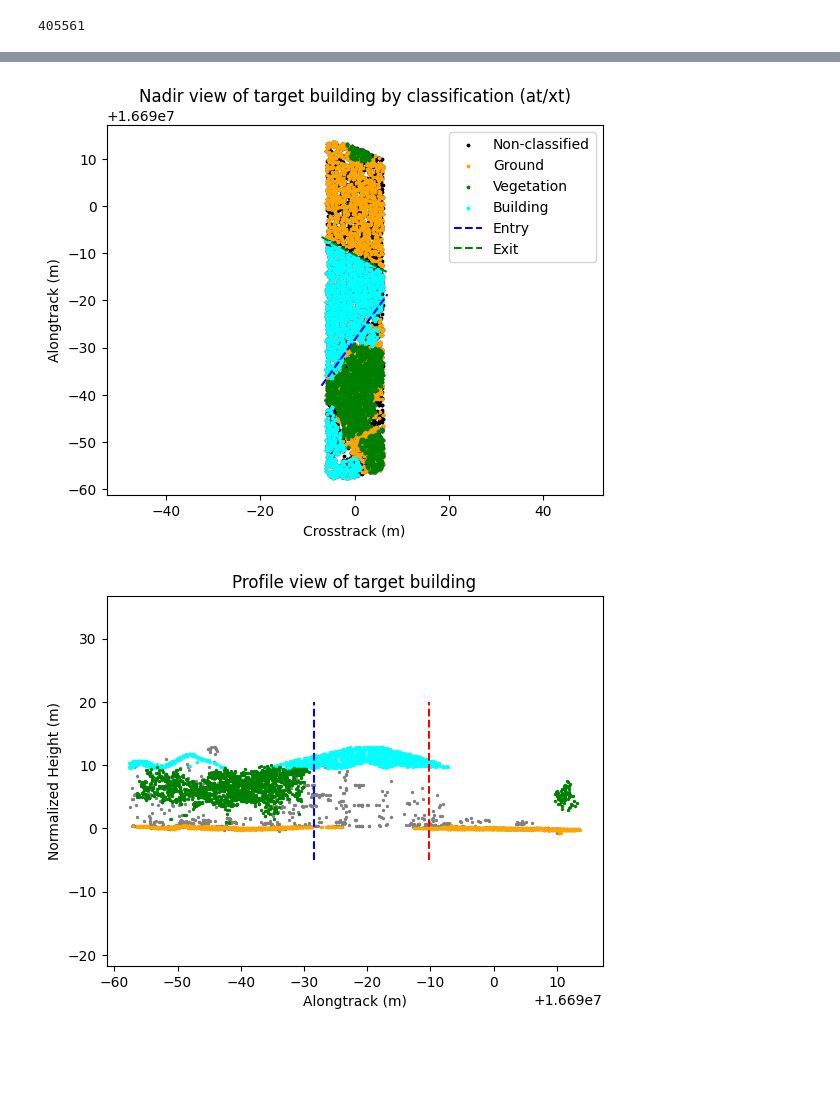
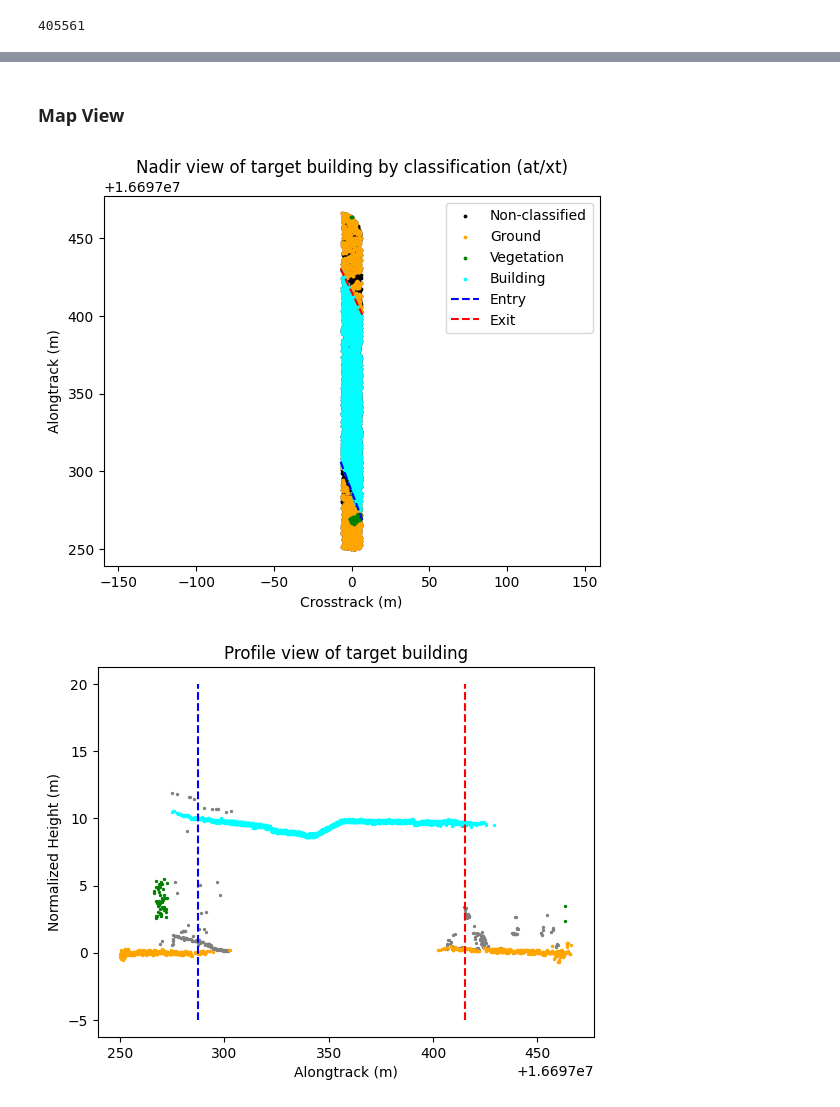
Before and after one commit to ejguenther/icesat2_topobathy, a Jupyter notebook: footprint_analysis.ipynb, the cells around one changed output, grey strips where cells are left out. Cells and saved outputs as stored; diff of their text form; code cells hidden in the pictures; blank space fills up the shorter version.

```diff
--- a/footprint_analysis.ipynb
+++ b/footprint_analysis.ipynb
@@ -209,6 +159,12 @@ optimal_shift_z = calculate_z_shift(df_ph.alongtrack[df_ph.atl08_class == 1],
 # apply crosstrack and alongtrack shift to the ALS swath to make the math easier
 als_swath['alongtrack'] = als_swath['alongtrack'] - optimal_shift_at
 als_swath['crosstrack'] = als_swath['crosstrack'] - optimal_shift_xt
+# %%
+als_swath = als_swath[als_swath.alongtrack > np.min(df_ph.alongtrack)]
+als_swath = als_swath[als_swath.alongtrack < np.max(df_ph.alongtrack)]
+# %%
+df_ph = df_ph[df_ph.alongtrack > np.min(als_swath.alongtrack)]
+df_ph = df_ph[df_ph.alongtrack < np.max(als_swath.alongtrack)]
 # %%
 import geopandas as gpd
 
@@ -250,7 +206,11 @@ candidates_utm = find_intersected_buildings(
 # 3. Remove buildings that have complicated building shapes
 clean_candidates = remove_complex_intersections(candidates_utm, is2_line_utm)
 
-buildings_atxt = convert_buildings_to_atxt_fast(
+
+clean_candidates.to_file(f"austin_bldgs_clean_{atl03_basename}_{gt}.gpkg")
+
+
+buildings_atxt = convert_buildings_to_atxt(
     clean_candidates, is2_line_utm, line_x, line_y, line_at_dist
 )
 # %% [output]
@@ -285,8 +251,11 @@ Filtered out 33 grazing hits.
 # %%
 # target_building_id = 273324
 # target_building_id = 17636
-target_building_id = 159174
+# target_building_id = 159174
 # target_building_id = 2479
-target_building_id = 198116
+# target_building_id = 198116
+# 12 is good
+# 20 exit looks good
+target_building_id = hit_buildings.iloc[9].name
 target_building = hit_buildings.loc[target_building_id].geometry.buffer(20)
 target_building_atxt = buildings_atxt.loc[target_building_id].geometry.buffer(20)
@@ -353,6 +307,8 @@ Rejecting Exit Edge: Failed Flatness: Roof edge is too rough or sloped (IQR: 0.5
 from utils.building_processing import create_line
 x_entry,y_entry = create_line(edge['entry']['slope'], edge['entry']['intercept'], x_start=-7, x_stop = 7)
 x_exit,y_exit = create_line(edge['exit']['slope'], edge['exit']['intercept'], x_start=-7, x_stop = 7)
+# %% [markdown]
+### Map View
 # %%
 cmap = plt.get_cmap('viridis')
 # colors = cmap(target_als.h_norm[target_als.classification==6])
@@ -361,7 +317,7 @@ plt.scatter(target_als.crosstrack[target_als.classification==2], target_als.alon
 plt.scatter(target_als.crosstrack[target_als.classification==3], target_als.alongtrack[target_als.classification==3],c='g',s=3,label='Vegetation')
 plt.scatter(target_als.crosstrack[target_als.classification==6], target_als.alongtrack[target_als.classification==6],c='cyan',s=3,label='Building')
 plt.plot(x_entry,y_entry,'b--',label = 'Entry')
-plt.plot(x_exit,y_exit,'g--',label = 'Exit')
+plt.plot(x_exit,y_exit,'r--',label = 'Exit')
 plt.legend()
 plt.title('Nadir view of target building by classification (at/xt)')
 plt.xlabel('Crosstrack (m)')
@@ -369,20 +325,21 @@ plt.ylabel('Alongtrack (m)')
 plt.axis('equal')
 plt.show()
 # %% [output]
-[figure, old version]
+[figure, new version]
 # %%
 plt.scatter(target_als.alongtrack[target_als.classification == 1],target_als.h_norm[target_als.classification == 1],c='gray',s=2,label='Non-classified')
 plt.scatter(target_als.alongtrack[target_als.classification == 6],target_als.h_norm[target_als.classification == 6],c='cyan',s=2,label='Building')
 plt.scatter(target_als.alongtrack[target_als.classification == 2],target_als.h_norm[target_als.classification == 2],c='orange',s=2,label='Ground')
 plt.scatter(target_als.alongtrack[target_als.classification == 3],target_als.h_norm[target_als.classification == 3],c='green',s=2,label='Vegetation')
 
 plt.plot([edge['entry']['intercept'],edge['entry']['intercept']],[-5,20],'b--',label = 'Entry')
 plt.plot([edge['exit']['intercept'],edge['exit']['intercept']],[-5,20],'r--',label = 'Exit')
 plt.title('Profile view of target building')
 plt.xlabel('Alongtrack (m)')
 plt.ylabel('Normalized Height (m)')
 plt.axis('equal')
+plt.axis('tight')
 plt.show()
 # %% [output]
-[figure, old version]
+[figure, new version]
 # %%
```
Also changed, not shown: parts of 62 cells of this notebook, 11 other files.
